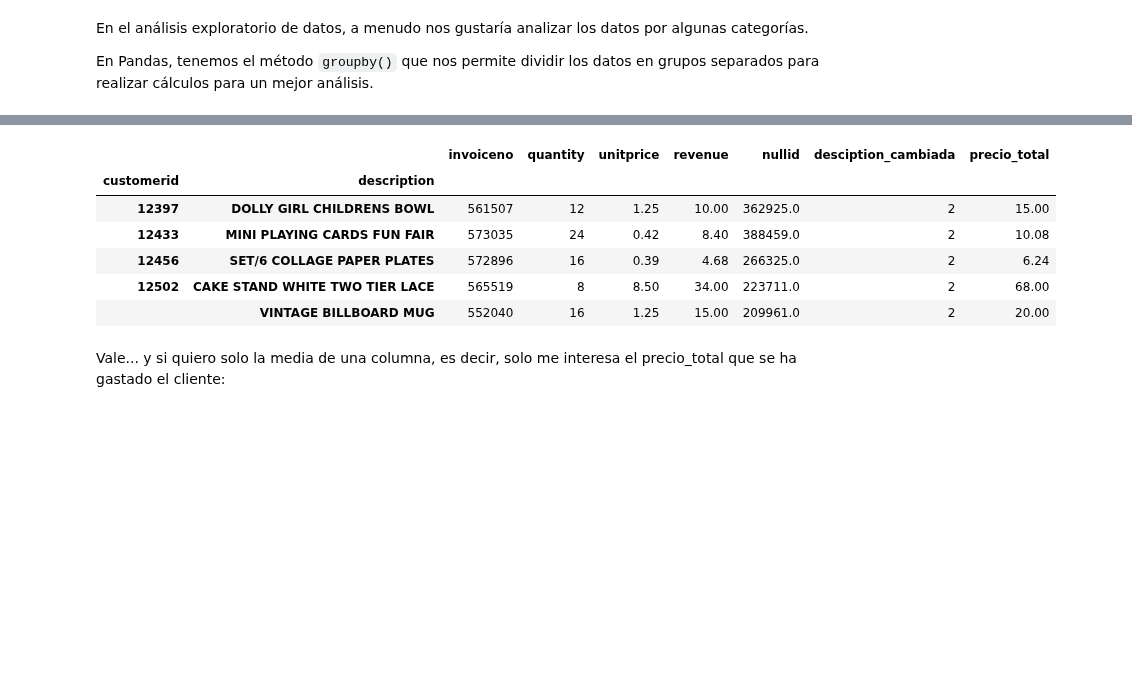
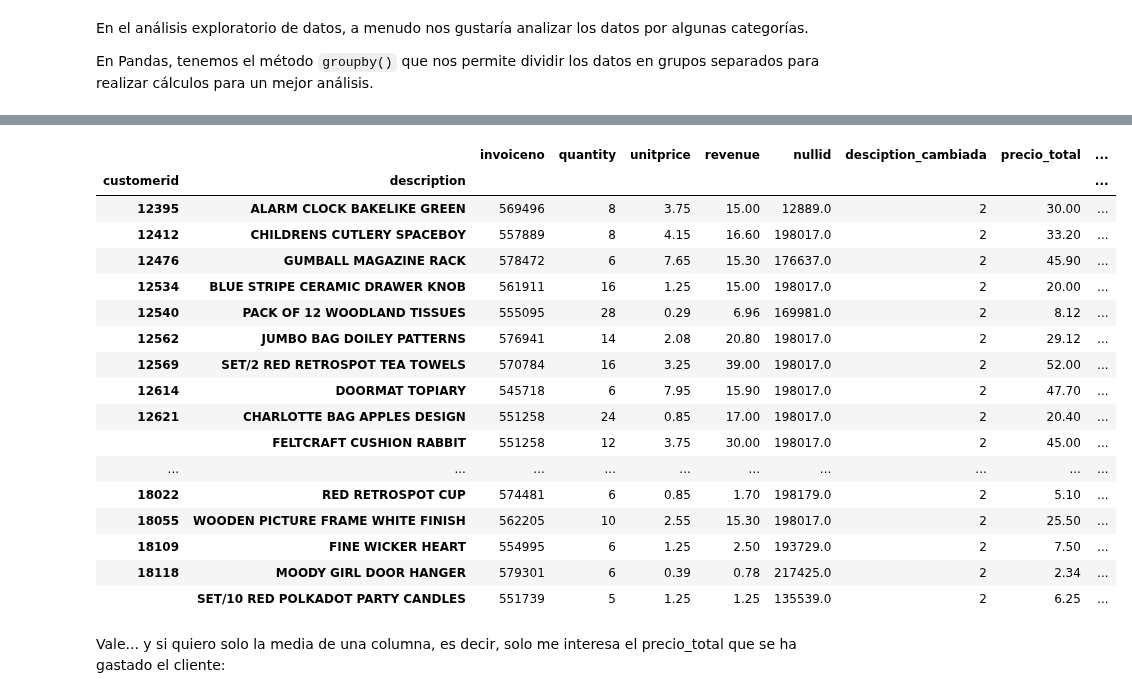
Before and after one commit to Ironhack-Part-Time-Enero2022/apuntes-clases, a Jupyter notebook: semana-4/4.2-Mas-Pandas.ipynb, the cells around one changed output, grey strips where cells are left out. Drawn from its saved outputs; the diff is of its cells as text; code cells hidden in the pictures; blank space fills up the shorter version.

```diff
--- a/semana-4/4.2-Mas-Pandas.ipynb
+++ b/semana-4/4.2-Mas-Pandas.ipynb
@@ -550,2 +791,5 @@ def precio_total(precio, unidades):
+# %%
+# hacemos el apply con el lambda
+dff["precio_total"] = dff.apply(lambda chorizo: precio_total(chorizo["quantity"], chorizo["unitprice"] ), axis = 1)
 # %%
-dff["precio_total"] = dff.apply(lambda data: precio_total(data["unitprice"], data["quantity"]), axis = 1)
+dff["precio_total2"] = dff.apply(lambda data: data["unitprice"] * data["quantity"] , axis = 1)
@@ -568 +817,4 @@ En Pandas, tenemos el método `groupby()` que nos permite dividir los datos en g
+# %%
+# lo primero que vamos a hacer es resetear el índice
+dff.reset_index(inplace = True)
 # %%
@@ -574,5 +825,0 @@ dff.head(1)
-# %%
-# lo primero que vamos a hacer es resetear el índice
-
-dff.reset_index(["customerid"], inplace = True)
-dff.head()
@@ -586,14 +826,25 @@ dff.head()
 # %%
 # imaginemos que queremos saber la media de compras que hizo un cliente en fncion del producto
-dff.groupby(["customerid", "description"]).mean().head()
+dff.groupby(['customerid', "description"]).mean()
 # %% [output]
-|  |  | invoiceno | quantity | unitprice | revenue | nullid | desciption_cambiada | precio_total |
-| customerid | description |  |  |  |  |  |  |  |
-| 12397 | DOLLY GIRL CHILDRENS BOWL | 561507 | 12 | 1.25 | 10.00 | 362925.0 | 2 | 15.00 |
-| 12433 | MINI PLAYING CARDS FUN FAIR | 573035 | 24 | 0.42 | 8.40 | 388459.0 | 2 | 10.08 |
-| 12456 | SET/6 COLLAGE PAPER PLATES | 572896 | 16 | 0.39 | 4.68 | 266325.0 | 2 | 6.24 |
-| 12502 | CAKE STAND WHITE TWO TIER LACE | 565519 | 8 | 8.50 | 34.00 | 223711.0 | 2 | 68.00 |
-|  | VINTAGE BILLBOARD MUG | 552040 | 16 | 1.25 | 15.00 | 209961.0 | 2 | 20.00 |
+|  |  | invoiceno | quantity | unitprice | revenue | nullid | desciption_cambiada | precio_total | ... |
+| customerid | description |  |  |  |  |  |  |  | ... |
+| 12395 | ALARM CLOCK BAKELIKE GREEN | 569496 | 8 | 3.75 | 15.00 | 12889.0 | 2 | 30.00 | ... |
+| 12412 | CHILDRENS CUTLERY SPACEBOY | 557889 | 8 | 4.15 | 16.60 | 198017.0 | 2 | 33.20 | ... |
+| 12476 | GUMBALL MAGAZINE RACK | 578472 | 6 | 7.65 | 15.30 | 176637.0 | 2 | 45.90 | ... |
+| 12534 | BLUE STRIPE CERAMIC DRAWER KNOB | 561911 | 16 | 1.25 | 15.00 | 198017.0 | 2 | 20.00 | ... |
+| 12540 | PACK OF 12 WOODLAND TISSUES | 555095 | 28 | 0.29 | 6.96 | 169981.0 | 2 | 8.12 | ... |
+| 12562 | JUMBO BAG DOILEY PATTERNS | 576941 | 14 | 2.08 | 20.80 | 198017.0 | 2 | 29.12 | ... |
+| 12569 | SET/2 RED RETROSPOT TEA TOWELS | 570784 | 16 | 3.25 | 39.00 | 198017.0 | 2 | 52.00 | ... |
+| 12614 | DOORMAT TOPIARY | 545718 | 6 | 7.95 | 15.90 | 198017.0 | 2 | 47.70 | ... |
+| 12621 | CHARLOTTE BAG APPLES DESIGN | 551258 | 24 | 0.85 | 17.00 | 198017.0 | 2 | 20.40 | ... |
+|  | FELTCRAFT CUSHION RABBIT | 551258 | 12 | 3.75 | 30.00 | 198017.0 | 2 | 45.00 | ... |
+| ... | ... | ... | ... | ... | ... | ... | ... | ... | ... |
+| 18022 | RED RETROSPOT CUP | 574481 | 6 | 0.85 | 1.70 | 198179.0 | 2 | 5.10 | ... |
+| 18055 | WOODEN PICTURE FRAME WHITE FINISH | 562205 | 10 | 2.55 | 15.30 | 198017.0 | 2 | 25.50 | ... |
+| 18109 | FINE WICKER HEART | 554995 | 6 | 1.25 | 2.50 | 193729.0 | 2 | 7.50 | ... |
+| 18118 | MOODY GIRL DOOR HANGER | 579301 | 6 | 0.39 | 0.78 | 217425.0 | 2 | 2.34 | ... |
+|  | SET/10 RED POLKADOT PARTY CANDLES | 551739 | 5 | 1.25 | 1.25 | 135539.0 | 2 | 6.25 | ... |
 # %% [markdown]
 Vale... y si quiero solo la media de una columna, es decir, solo me interesa el precio_total que se ha gastado el cliente:
 # %%
```
Also changed, not shown: parts of 101 cells of this notebook, 2 other files.
